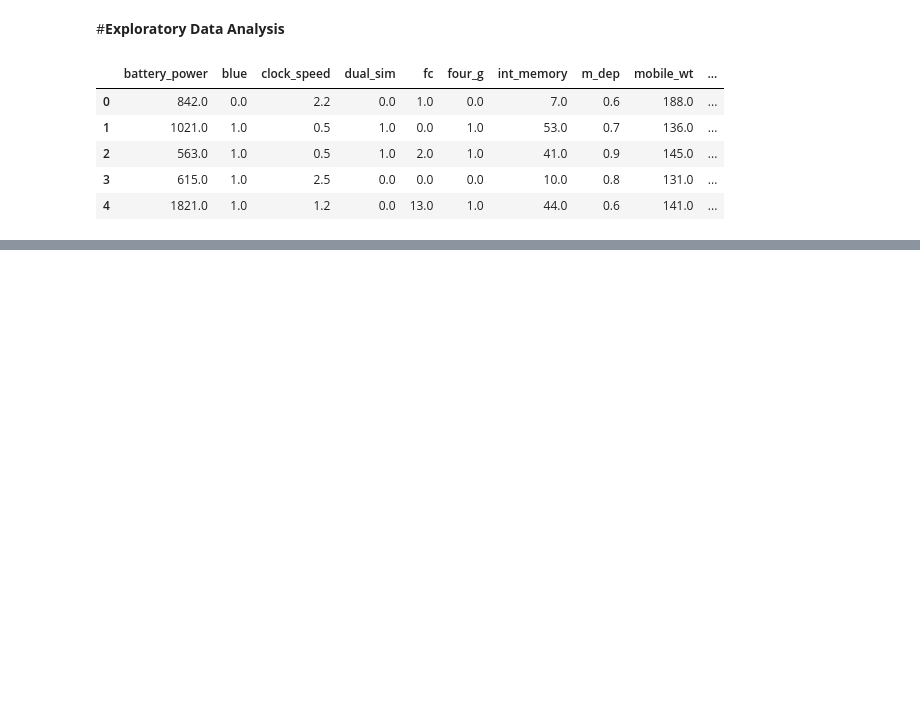
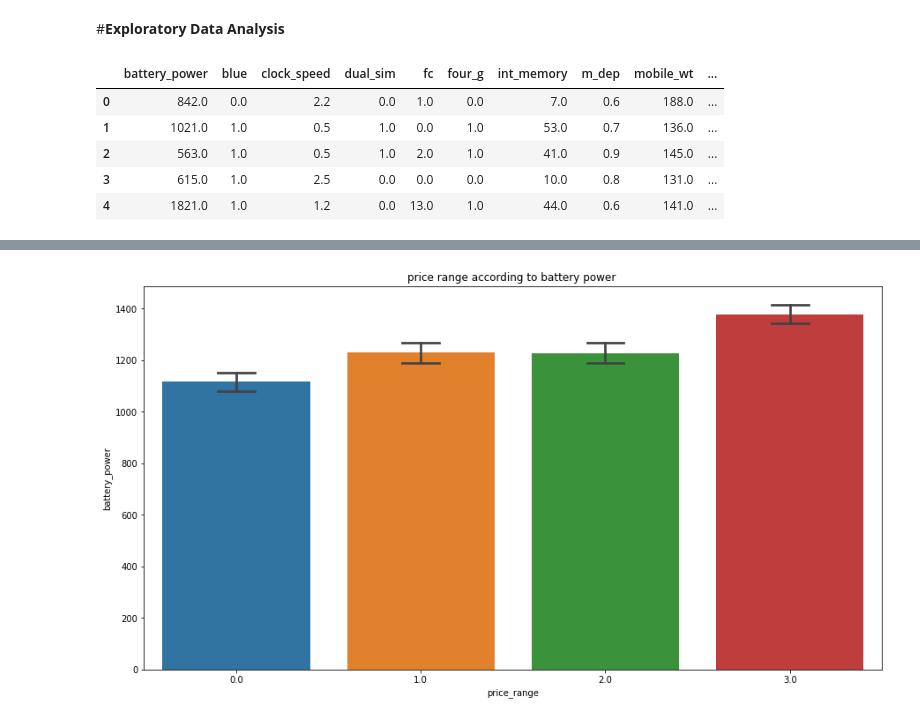
Before and after one commit to Lovejeet-Singh-31/Mobile-Price-Range-Prediction, a Jupyter notebook: Mobile_Price_Range_Prediction.ipynb, the cells around one changed output, grey strips where cells are left out. Drawn from its saved outputs; the diff is of its cells as text; code cells hidden in the pictures; blank space fills up the shorter version.

```diff
--- a/Mobile_Price_Range_Prediction.ipynb
+++ b/Mobile_Price_Range_Prediction.ipynb
@@ -255,0 +285,8 @@ mobile_df.head()
+# %%
+#anlysis of data by vizualisation
+fig,ax=plt.subplots(figsize=(15,8))
+sns.barplot(x=mobile_df['price_range'],y=mobile_df['battery_power'],ax=ax,capsize=.2)
+ax.set(title='price range according to battery power ')
+plt.show()
+# %% [output]
+[figure, added]
```
Also changed, not shown: parts of 7 cells of this notebook.
